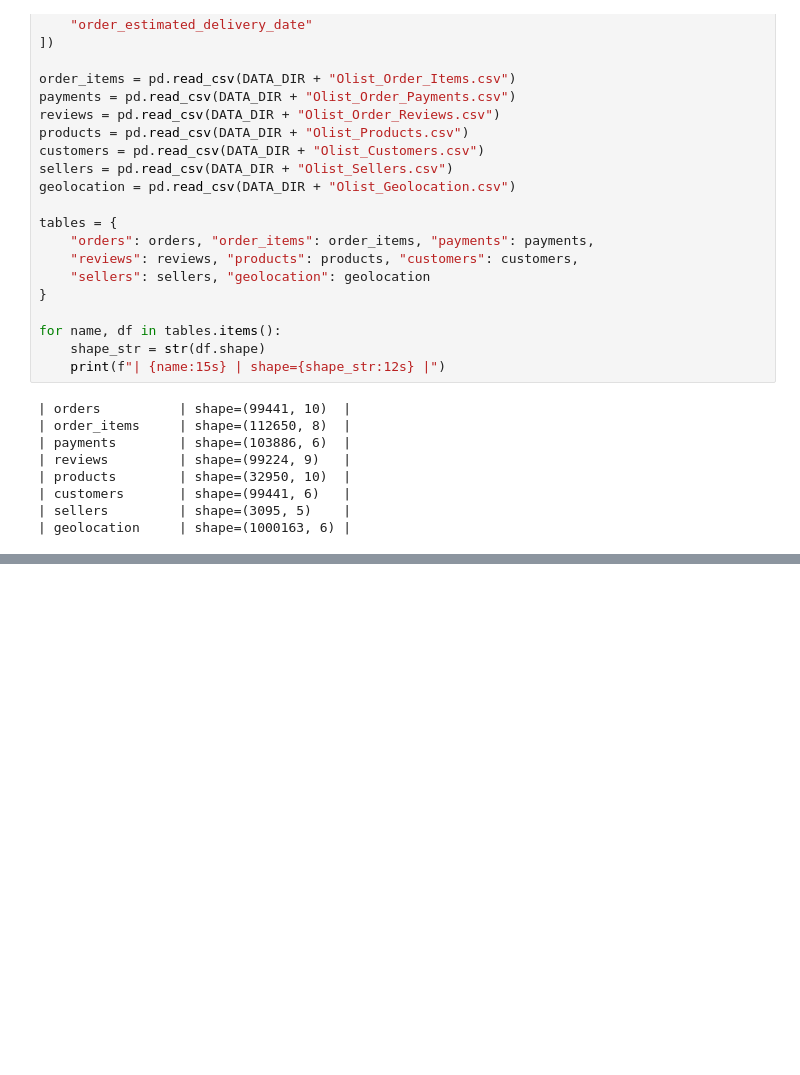
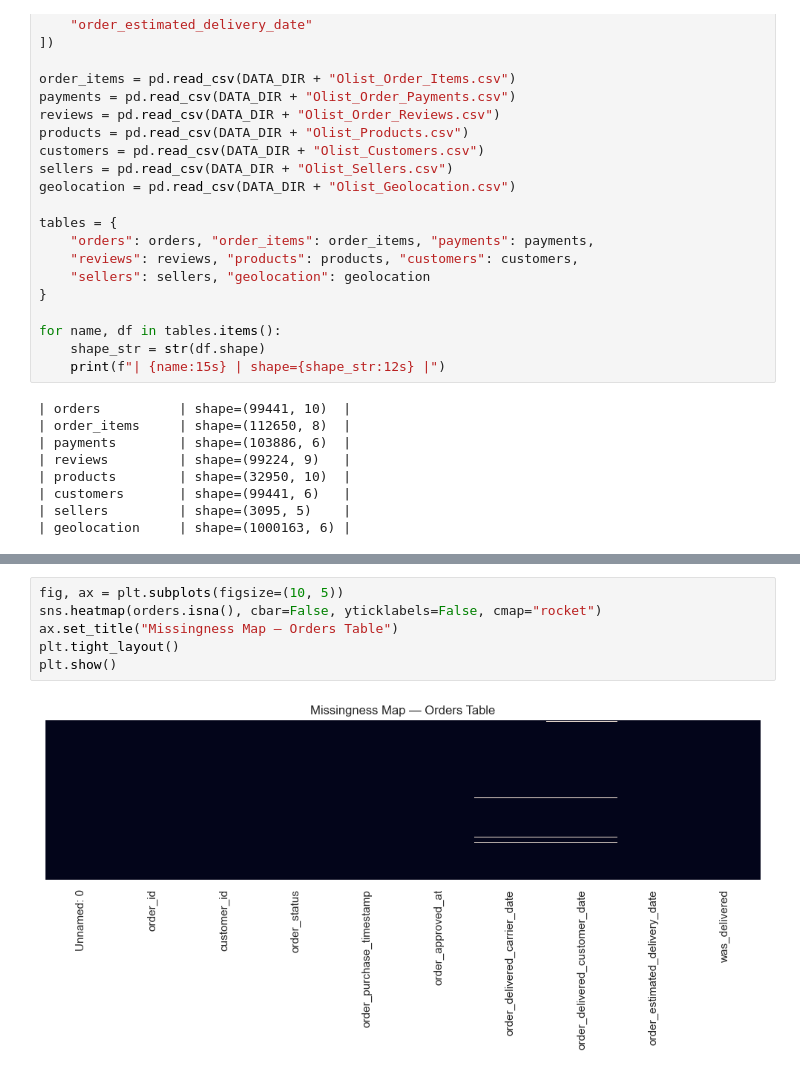
Before and after one commit to AliyarBhos/data-science-journey, a Jupyter notebook: 03_exploratory_data_analysis_and_visualization/olist_eda.ipynb, the cells around one changed output, grey strips where cells are left out. Saved outputs shown, nothing was run; the diff lists cells and outputs as text; blank space fills up the shorter version.

Commit message:
Phase 1 - Missingness and Integrity Audit

```diff
--- a/03_exploratory_data_analysis_and_visualization/olist_eda.ipynb
+++ b/03_exploratory_data_analysis_and_visualization/olist_eda.ipynb
@@ -66,0 +109,8 @@ for name, df in tables.items():
+# %%
+fig, ax = plt.subplots(figsize=(10, 5))
+sns.heatmap(orders.isna(), cbar=False, yticklabels=False, cmap="rocket")
+ax.set_title("Missingness Map — Orders Table")
+plt.tight_layout()
+plt.show()
+# %% [output]
+[figure, added]
```
Also changed, not shown: parts of 4 cells of this notebook.
